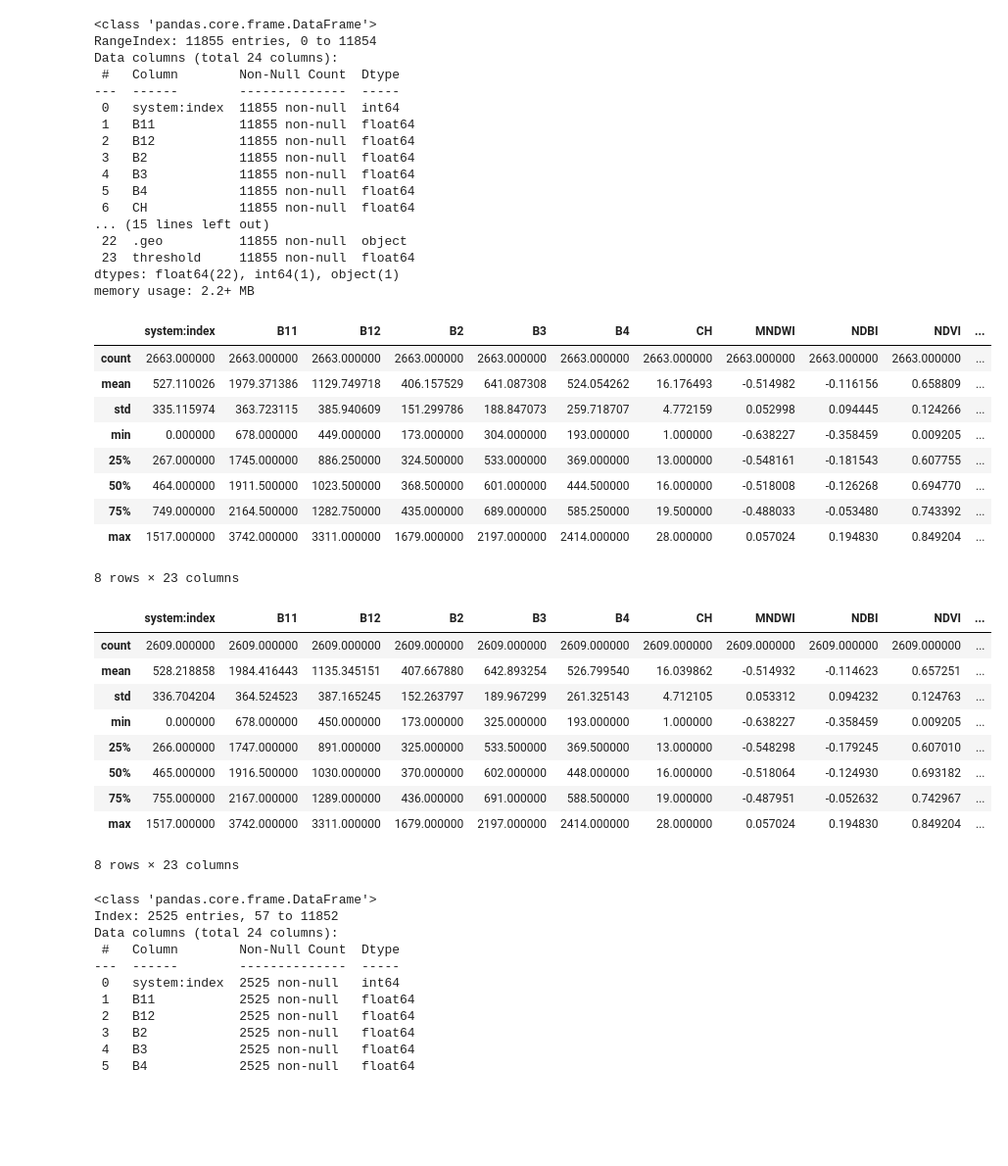
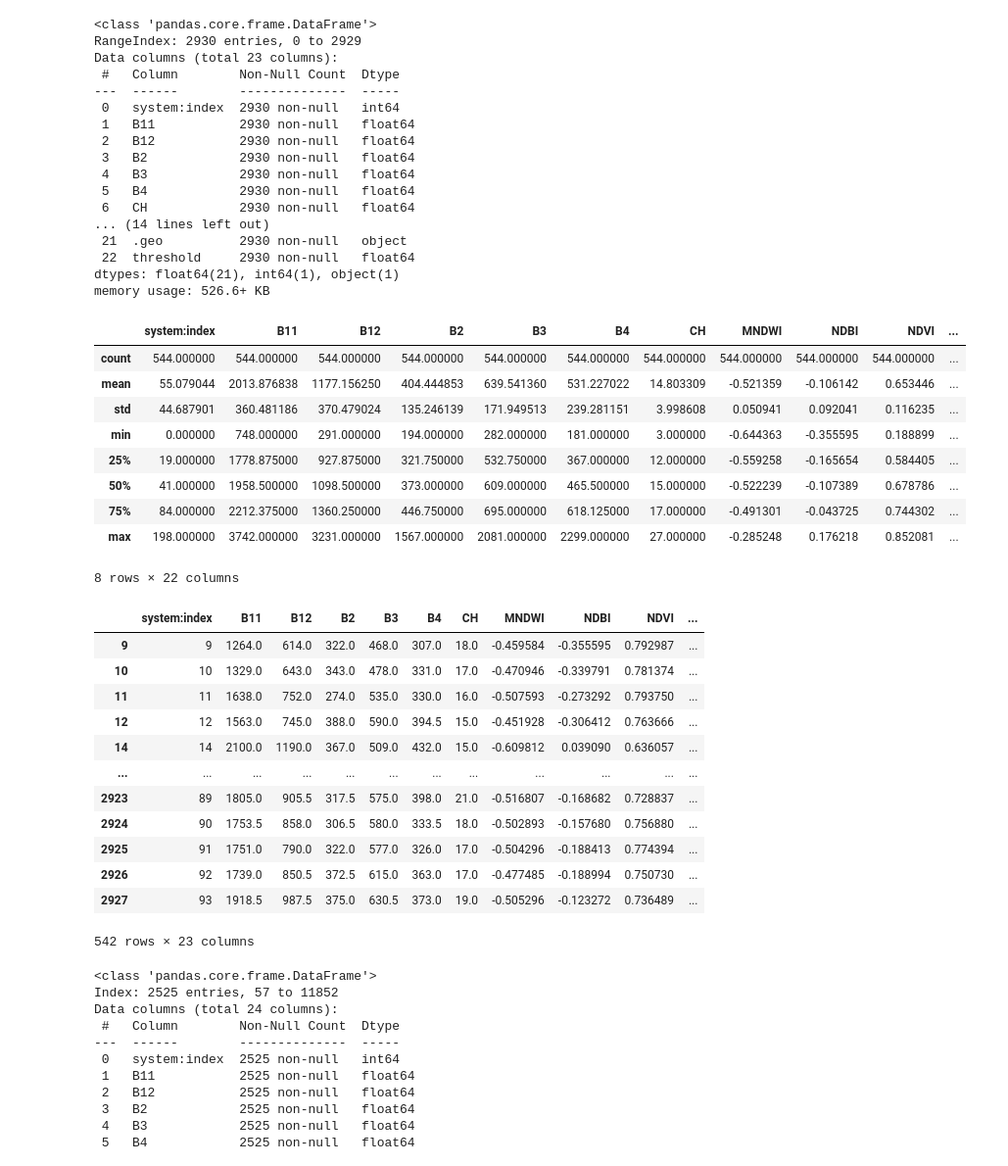
Before and after one commit to FacuBoladeras/BiomassEstimate, a Jupyter notebook: ModelGEE.ipynb, the cells around one changed output. Shown: that part at 98% size. Saved outputs shown, nothing was run; the diff lists cells and outputs as text; code cells hidden in the pictures; blank space fills up the shorter version.

```diff
--- a/ModelGEE.ipynb
+++ b/ModelGEE.ipynb
@@ -36,7 +36,7 @@ def combine_csv_files(folder_path):
     return combined_df
 
 # Ejemplo de uso
-folder_path = 'C://Users//Facu//Downloads//EarthEngine'
+folder_path = 'C://Users//Facu//Downloads//Nepal_datos'
 combined_df = combine_csv_files(folder_path)
 combined_df.to_csv("RF_nepal_data.csv", index=False)
 # %%
@@ -48,22 +48,22 @@ combined_df['threshold'] = (combined_df['agbd_se'] / combined_df['agbd']) * 100
 combined_df.info()
 # %% [output]
 <class 'pandas.core.frame.DataFrame'>
-RangeIndex: 11855 entries, 0 to 11854
-Data columns (total 24 columns):
+RangeIndex: 2930 entries, 0 to 2929
+Data columns (total 23 columns):
  #   Column        Non-Null Count  Dtype
 ---  ------        --------------  -----
- 0   system:index  11855 non-null  int64
- 1   B11           11855 non-null  float64
- 2   B12           11855 non-null  float64
- 3   B2            11855 non-null  float64
- 4   B3            11855 non-null  float64
- 5   B4            11855 non-null  float64
- 6   CH            11855 non-null  float64
-... (15 lines left out)
- 22  .geo          11855 non-null  object
- 23  threshold     11855 non-null  float64
-dtypes: float64(22), int64(1), object(1)
-memory usage: 2.2+ MB
+ 0   system:index  2930 non-null   int64
+ 1   B11           2930 non-null   float64
+ 2   B12           2930 non-null   float64
+ 3   B2            2930 non-null   float64
+ 4   B3            2930 non-null   float64
+ 5   B4            2930 non-null   float64
+ 6   CH            2930 non-null   float64
+... (14 lines left out)
+ 21  .geo          2930 non-null   object
+ 22  threshold     2930 non-null   float64
+dtypes: float64(21), int64(1), object(1)
+memory usage: 526.6+ KB
 # %%
 # Filtrar los datos cuyo valor en la columna 'threshold' sea menor que 50
 df_filtered = combined_df[combined_df['threshold'] < 50]
@@ -72,52 +72,55 @@ df_filtered = combined_df[combined_df['threshold'] < 50]
 df_filtered.describe()
 # %% [output]
 |  | system:index | B11 | B12 | B2 | B3 | B4 | CH | MNDWI | NDBI | NDVI | ... |
-| count | 2663.000000 | 2663.000000 | 2663.000000 | 2663.000000 | 2663.000000 | 2663.000000 | 2663.000000 | 2663.000000 | 2663.000000 | 2663.000000 | ... |
-| mean | 527.110026 | 1979.371386 | 1129.749718 | 406.157529 | 641.087308 | 524.054262 | 16.176493 | -0.514982 | -0.116156 | 0.658809 | ... |
-| std | 335.115974 | 363.723115 | 385.940609 | 151.299786 | 188.847073 | 259.718707 | 4.772159 | 0.052998 | 0.094445 | 0.124266 | ... |
-| min | 0.000000 | 678.000000 | 449.000000 | 173.000000 | 304.000000 | 193.000000 | 1.000000 | -0.638227 | -0.358459 | 0.009205 | ... |
-| 25% | 267.000000 | 1745.000000 | 886.250000 | 324.500000 | 533.000000 | 369.000000 | 13.000000 | -0.548161 | -0.181543 | 0.607755 | ... |
-| 50% | 464.000000 | 1911.500000 | 1023.500000 | 368.500000 | 601.000000 | 444.500000 | 16.000000 | -0.518008 | -0.126268 | 0.694770 | ... |
-| 75% | 749.000000 | 2164.500000 | 1282.750000 | 435.000000 | 689.000000 | 585.250000 | 19.500000 | -0.488033 | -0.053480 | 0.743392 | ... |
-| max | 1517.000000 | 3742.000000 | 3311.000000 | 1679.000000 | 2197.000000 | 2414.000000 | 28.000000 | 0.057024 | 0.194830 | 0.849204 | ... |
+| count | 544.000000 | 544.000000 | 544.000000 | 544.000000 | 544.000000 | 544.000000 | 544.000000 | 544.000000 | 544.000000 | 544.000000 | ... |
+| mean | 55.079044 | 2013.876838 | 1177.156250 | 404.444853 | 639.541360 | 531.227022 | 14.803309 | -0.521359 | -0.106142 | 0.653446 | ... |
+| std | 44.687901 | 360.481186 | 370.479024 | 135.246139 | 171.949513 | 239.281151 | 3.998608 | 0.050941 | 0.092041 | 0.116235 | ... |
+| min | 0.000000 | 748.000000 | 291.000000 | 194.000000 | 282.000000 | 181.000000 | 3.000000 | -0.644363 | -0.355595 | 0.188899 | ... |
+| 25% | 19.000000 | 1778.875000 | 927.875000 | 321.750000 | 532.750000 | 367.000000 | 12.000000 | -0.559258 | -0.165654 | 0.584405 | ... |
+| 50% | 41.000000 | 1958.500000 | 1098.500000 | 373.000000 | 609.000000 | 465.500000 | 15.000000 | -0.522239 | -0.107389 | 0.678786 | ... |
+| 75% | 84.000000 | 2212.375000 | 1360.250000 | 446.750000 | 695.000000 | 618.125000 | 17.000000 | -0.491301 | -0.043725 | 0.744302 | ... |
+| max | 198.000000 | 3742.000000 | 3231.000000 | 1567.000000 | 2081.000000 | 2299.000000 | 27.000000 | -0.285248 | 0.176218 | 0.852081 | ... |
-8 rows × 23 columns
+8 rows × 22 columns
 # %%
 def remove_outliers(df, column_name):
 
     # Calcular la media y la desviación estándar de la columna
     mean = df[column_name].mean()
     std_dev = df[column_name].std()
 
     # Calcular el umbral para identificar los outliers
-    threshold = 3 * std_dev
+    threshold = 4 * std_dev
 
     # Crear una condición para filtrar los outliers
     condition = (df[column_name] >= (mean - threshold)) & (df[column_name] <= (mean + threshold))
 
     # Crear un nuevo DataFrame con los outliers eliminados
     df_filtered = df[condition]
 
     return df_filtered
 
 # Ejemplo de uso
 # Supongamos que tienes un DataFrame llamado df_combined con una columna "agbd"
 # df_combined = pd.read_csv("ruta_a_tu_csv.csv")
 
 df_filtered_remove = remove_outliers(df_filtered, "agbd")
 
 # Mostrar las primeras filas del DataFrame filtrado
-df_filtered_remove.describe()
+df_filtered_remove
 # %% [output]
 |  | system:index | B11 | B12 | B2 | B3 | B4 | CH | MNDWI | NDBI | NDVI | ... |
-| count | 2609.000000 | 2609.000000 | 2609.000000 | 2609.000000 | 2609.000000 | 2609.000000 | 2609.000000 | 2609.000000 | 2609.000000 | 2609.000000 | ... |
-| mean | 528.218858 | 1984.416443 | 1135.345151 | 407.667880 | 642.893254 | 526.799540 | 16.039862 | -0.514932 | -0.114623 | 0.657251 | ... |
-| std | 336.704204 | 364.524523 | 387.165245 | 152.263797 | 189.967299 | 261.325143 | 4.712105 | 0.053312 | 0.094232 | 0.124763 | ... |
-| min | 0.000000 | 678.000000 | 450.000000 | 173.000000 | 325.000000 | 193.000000 | 1.000000 | -0.638227 | -0.358459 | 0.009205 | ... |
-| 25% | 266.000000 | 1747.000000 | 891.000000 | 325.000000 | 533.500000 | 369.500000 | 13.000000 | -0.548298 | -0.179245 | 0.607010 | ... |
-| 50% | 465.000000 | 1916.500000 | 1030.000000 | 370.000000 | 602.000000 | 448.000000 | 16.000000 | -0.518064 | -0.124930 | 0.693182 | ... |
-| 75% | 755.000000 | 2167.000000 | 1289.000000 | 436.000000 | 691.000000 | 588.500000 | 19.000000 | -0.487951 | -0.052632 | 0.742967 | ... |
-| max | 1517.000000 | 3742.000000 | 3311.000000 | 1679.000000 | 2197.000000 | 2414.000000 | 28.000000 | 0.057024 | 0.194830 | 0.849204 | ... |
+| 9 | 9 | 1264.0 | 614.0 | 322.0 | 468.0 | 307.0 | 18.0 | -0.459584 | -0.355595 | 0.792987 | ... |
+| 10 | 10 | 1329.0 | 643.0 | 343.0 | 478.0 | 331.0 | 17.0 | -0.470946 | -0.339791 | 0.781374 | ... |
+| 11 | 11 | 1638.0 | 752.0 | 274.0 | 535.0 | 330.0 | 16.0 | -0.507593 | -0.273292 | 0.793750 | ... |
+| 12 | 12 | 1563.0 | 745.0 | 388.0 | 590.0 | 394.5 | 15.0 | -0.451928 | -0.306412 | 0.763666 | ... |
+| 14 | 14 | 2100.0 | 1190.0 | 367.0 | 509.0 | 432.0 | 15.0 | -0.609812 | 0.039090 | 0.636057 | ... |
+| ... | ... | ... | ... | ... | ... | ... | ... | ... | ... | ... | ... |
+| 2923 | 89 | 1805.0 | 905.5 | 317.5 | 575.0 | 398.0 | 21.0 | -0.516807 | -0.168682 | 0.728837 | ... |
+| 2924 | 90 | 1753.5 | 858.0 | 306.5 | 580.0 | 333.5 | 18.0 | -0.502893 | -0.157680 | 0.756880 | ... |
+| 2925 | 91 | 1751.0 | 790.0 | 322.0 | 577.0 | 326.0 | 17.0 | -0.504296 | -0.188413 | 0.774394 | ... |
+| 2926 | 92 | 1739.0 | 850.5 | 372.5 | 615.0 | 363.0 | 17.0 | -0.477485 | -0.188994 | 0.750730 | ... |
+| 2927 | 93 | 1918.5 | 987.5 | 375.0 | 630.5 | 373.0 | 19.0 | -0.505296 | -0.123272 | 0.736489 | ... |
-8 rows × 23 columns
+542 rows × 23 columns
 # %%
 df_nuevo = df_filtered_remove[df_filtered_remove['agbd'] <= 180]
 df_nuevo.info()
```
Also changed, not shown: parts of 10 cells of this notebook, 5 other files.
